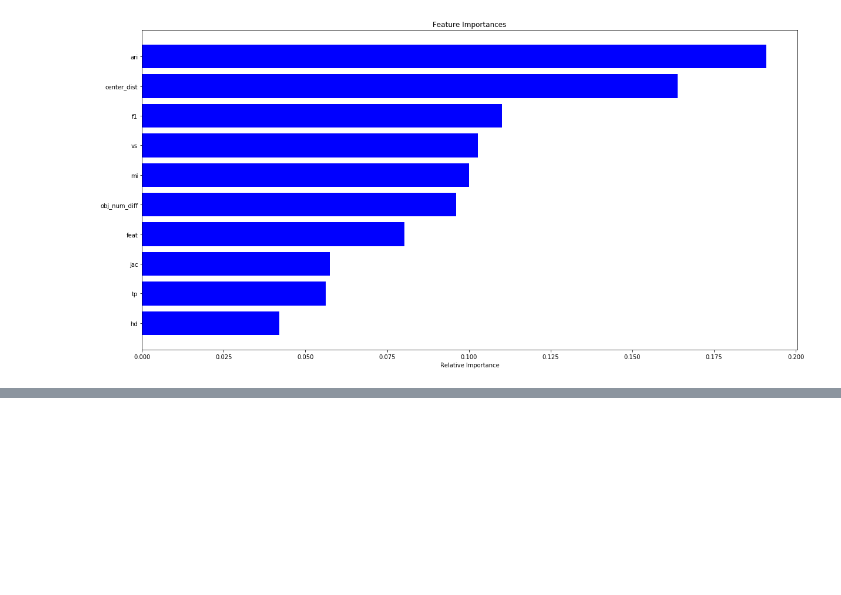
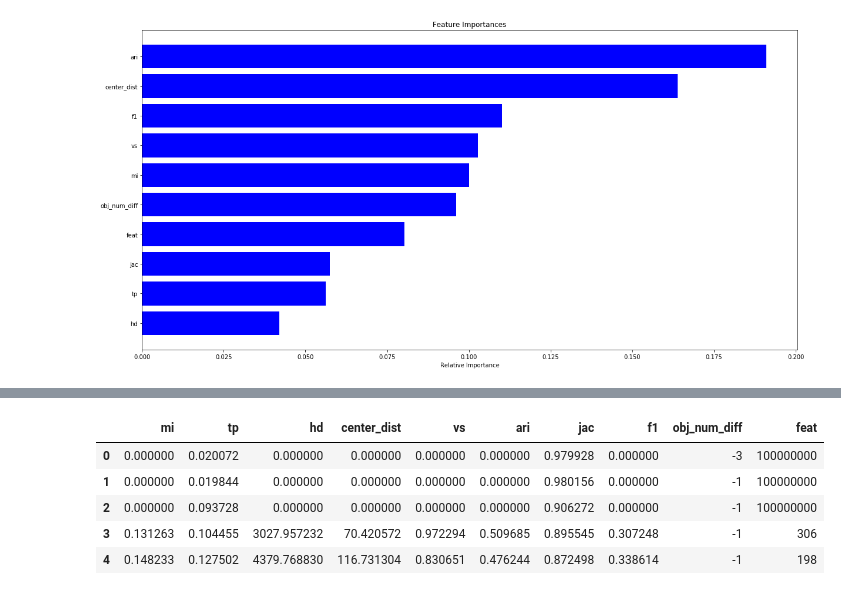
Before and after one commit to Rtut654/med_images, a Jupyter notebook: nonlinear_models.ipynb, the cells around one changed output, grey strips where cells are left out. Saved outputs shown, nothing was run; the diff lists cells and outputs as text; code cells hidden in the pictures; blank space fills up the shorter version.

```diff
--- a/nonlinear_models.ipynb
+++ b/nonlinear_models.ipynb
@@ -118,0 +139,11 @@ plt.show()
+# %%
+test_data.fillna(0, inplace=True)
+test_data.drop(['name', 'type'], axis=1, inplace=True)
+test_data.head()
+# %% [output]
+|  | mi | tp | hd | center_dist | vs | ari | jac | f1 | obj_num_diff | feat |
+| 0 | 0.000000 | 0.020072 | 0.000000 | 0.000000 | 0.000000 | 0.000000 | 0.979928 | 0.000000 | -3 | 100000000 |
+| 1 | 0.000000 | 0.019844 | 0.000000 | 0.000000 | 0.000000 | 0.000000 | 0.980156 | 0.000000 | -1 | 100000000 |
+| 2 | 0.000000 | 0.093728 | 0.000000 | 0.000000 | 0.000000 | 0.000000 | 0.906272 | 0.000000 | -1 | 100000000 |
+| 3 | 0.131263 | 0.104455 | 3027.957232 | 70.420572 | 0.972294 | 0.509685 | 0.895545 | 0.307248 | -1 | 306 |
+| 4 | 0.148233 | 0.127502 | 4379.768830 | 116.731304 | 0.830651 | 0.476244 | 0.872498 | 0.338614 | -1 | 198 |
```
Also changed, not shown: parts of 7 cells of this notebook, 4 other files.
